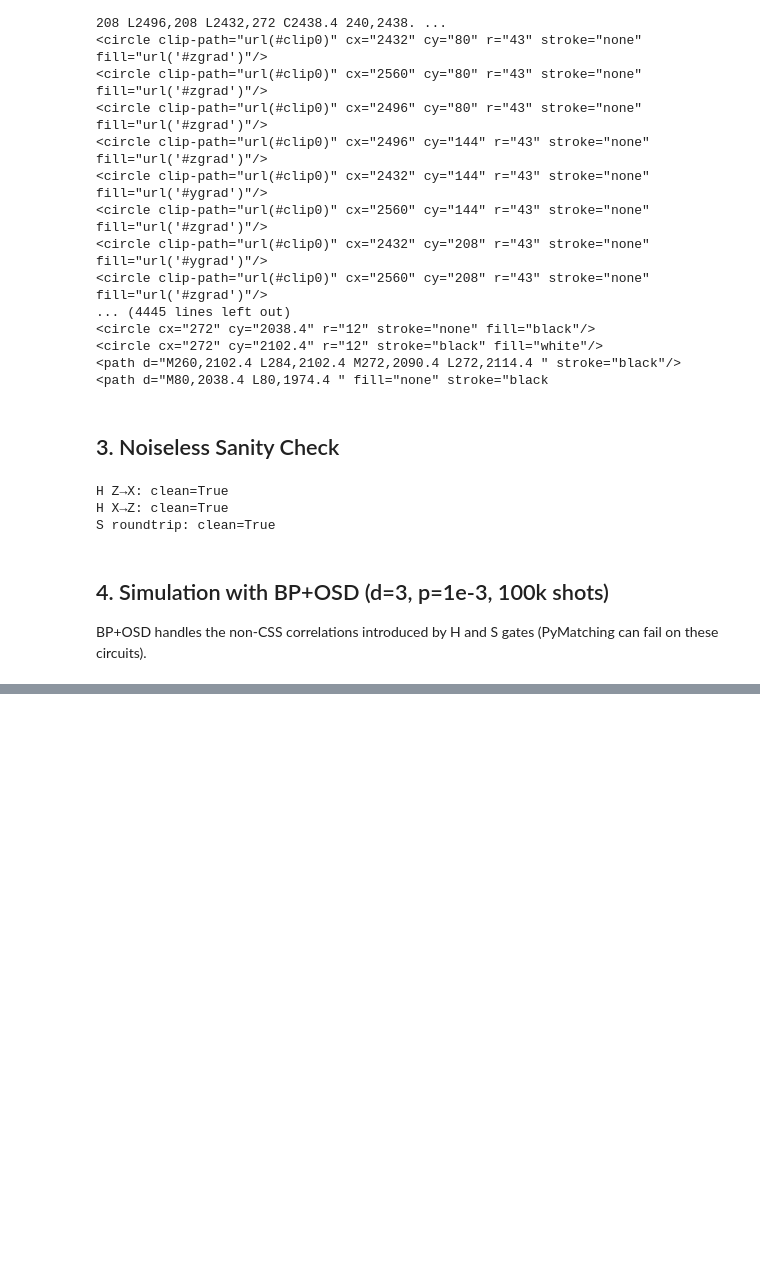
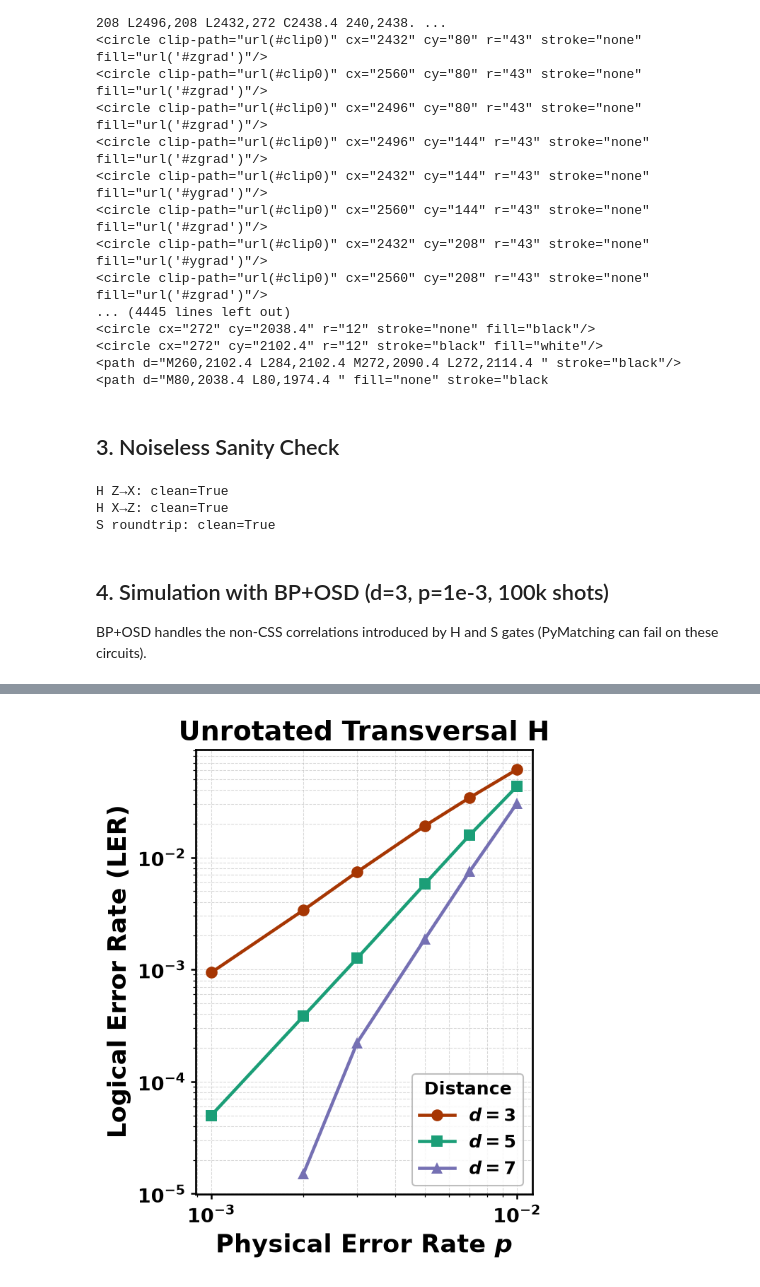
Before and after one commit to QuTone/LightStim, a Jupyter notebook: notebooks/LogicalOps/logical_H_S_unrotated.ipynb, the cells around one changed output, grey strips where cells are left out. Drawn from its saved outputs; the diff is of its cells as text; code cells hidden in the pictures; blank space fills up the shorter version.

```diff
--- a/notebooks/LogicalOps/logical_H_S.ipynb
+++ b/notebooks/LogicalOps/logical_H_S_unrotated.ipynb
@@ -146,0 +155,66 @@ S roundtrip: LER=1.52e-03  (91 errors / 60,000 shots)
+# %%
+# ── LER vs Physical Error Rate — Hadamard ─────────────────────────────────────
+import logging
+import numpy as np
+import matplotlib.pyplot as plt
+import matplotlib.lines as mlines
+from lightstim.plot.styles import apply_paper_style, bold_ticks, PALETTE_DISTANCE
+logging.getLogger("matplotlib.font_manager").setLevel(logging.ERROR)  # silence bold-font warnings
+
+P_SWEEP   = [1e-3, 2e-3, 3e-3, 5e-3, 7e-3, 1e-2]
+DISTANCES = [3, 5, 7]
+MARKERS   = {3: "o", 5: "s", 7: "^"}
+
+sweep_pipeline = SimulationPipeline(
+    decoder_config=DecoderConfig("pymatching", backend="cpu"),
+    max_shots=200_000,
+    max_errors=60,
+    num_workers=8,
+    print_progress=False,
+)
+
+def ler_H(dd, noise):
+    lers = []
+    for ib, mb in [("Z", "X"), ("X", "Z")]:
+        with contextlib.redirect_stdout(io.StringIO()):
+            c = build_gate_verification_circuit(
+                dd, ["fold_transversal_hadamard"], init_basis=ib, measure_basis=mb,
+                rounds=rounds, unencode=False, noise_params=noise)
+        lers.append(sweep_pipeline.run(c).logical_error_rate)
+    return float(np.mean(lers))
+
+ler_curves = {dd: [] for dd in DISTANCES}
+print(f"{'d':>3} {'p':>9}   mean LER (over H Z->X, X->Z)")
+print("-" * 48)
+for dd in DISTANCES:
+    for pp in P_SWEEP:
+        noise = NoiseConfig(p_idle=pp, p_1q=pp, p_2q=pp, p_meas=pp, p_reset=pp)
+        v = ler_H(dd, noise)
+        ler_curves[dd].append(v)
+        print(f"{dd:>3} {pp:>9.0e}   {v:.3e}")
+
+apply_paper_style()
+fig, ax = plt.subplots(figsize=(4.5, 5.5))
+proxies = []
+for dd in DISTANCES:
+    color  = PALETTE_DISTANCE.get(dd, "gray")
+    marker = MARKERS.get(dd, "o")
+    _y = np.array(ler_curves[dd], dtype=float)
+    _y[_y <= 0] = np.nan  # drop zero-error points (e.g. d=7 low-p) from the log plot
+    ax.loglog(P_SWEEP, _y, marker=marker, color=color,
+              linestyle="-", markeredgecolor="none")
+    proxies.append(mlines.Line2D([], [], color=color, ls="-", marker=marker,
+                                 markersize=8, markeredgecolor="none", label=f"$d = {dd}$"))
+
+ax.set_xlabel("Physical Error Rate $p$")
+ax.set_ylabel("Logical Error Rate (LER)")
+ax.set_title("Unrotated Transversal H")
+ax.grid(True, which="both", ls="--", linewidth=0.5, alpha=0.5)
+bold_ticks(ax)
+leg = ax.legend(handles=proxies, title="Distance", loc="lower right",
+                frameon=True, framealpha=0.85)
+leg.get_title().set_fontweight("bold")
+fig.tight_layout()
+fig.savefig("logical_H_unrotated_LER_vs_p.png", dpi=150, bbox_inches="tight")
+plt.show()
+# %% [output]
@@ -146,0 +241 @@ S roundtrip: LER=1.52e-03  (91 errors / 60,000 shots)
+[figure, added]
```
Also changed, not shown: parts of 5 cells of this notebook, 19 other files.
